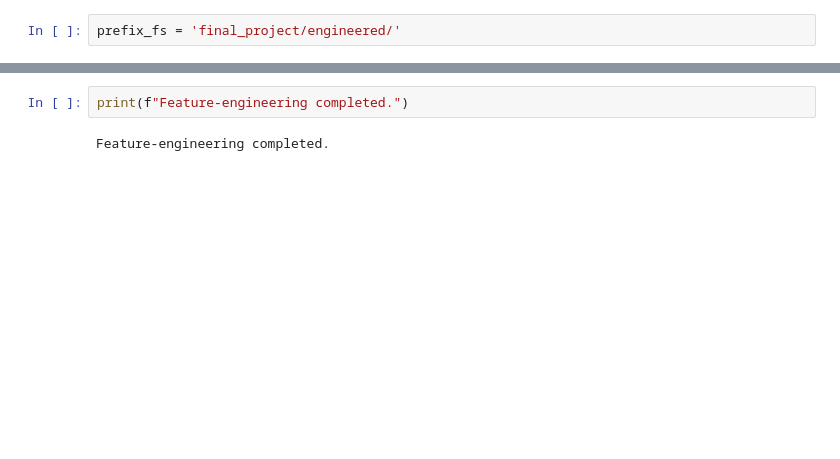
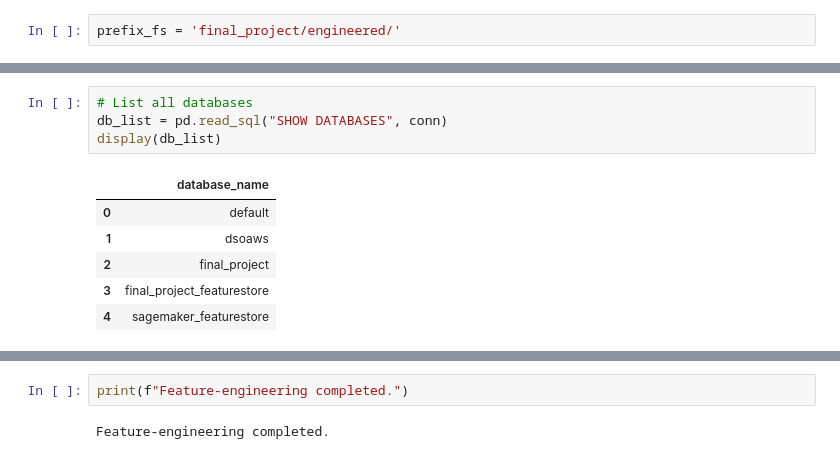
Before and after one commit to seema469/AAI540_FinalProject_Team5, a Jupyter notebook: src/feature-engineering.ipynb, the cells around one changed output, grey strips where cells are left out. Saved outputs shown, nothing was run; the diff lists cells and outputs as text; blank space fills up the shorter version.

```diff
--- a/src/feature-engineering.ipynb
+++ b/src/feature-engineering.ipynb
@@ -449,0 +371,11 @@ Feature Engineered file: engineered_features.csv Stored.
+# %%
+# List all databases
+db_list = pd.read_sql("SHOW DATABASES", conn)
+display(db_list)
+# %% [output]
+|  | database_name |
+| 0 | default |
+| 1 | dsoaws |
+| 2 | final_project |
+| 3 | final_project_featurestore |
+| 4 | sagemaker_featurestore |
```
Also changed, not shown: parts of 47 cells of this notebook.
